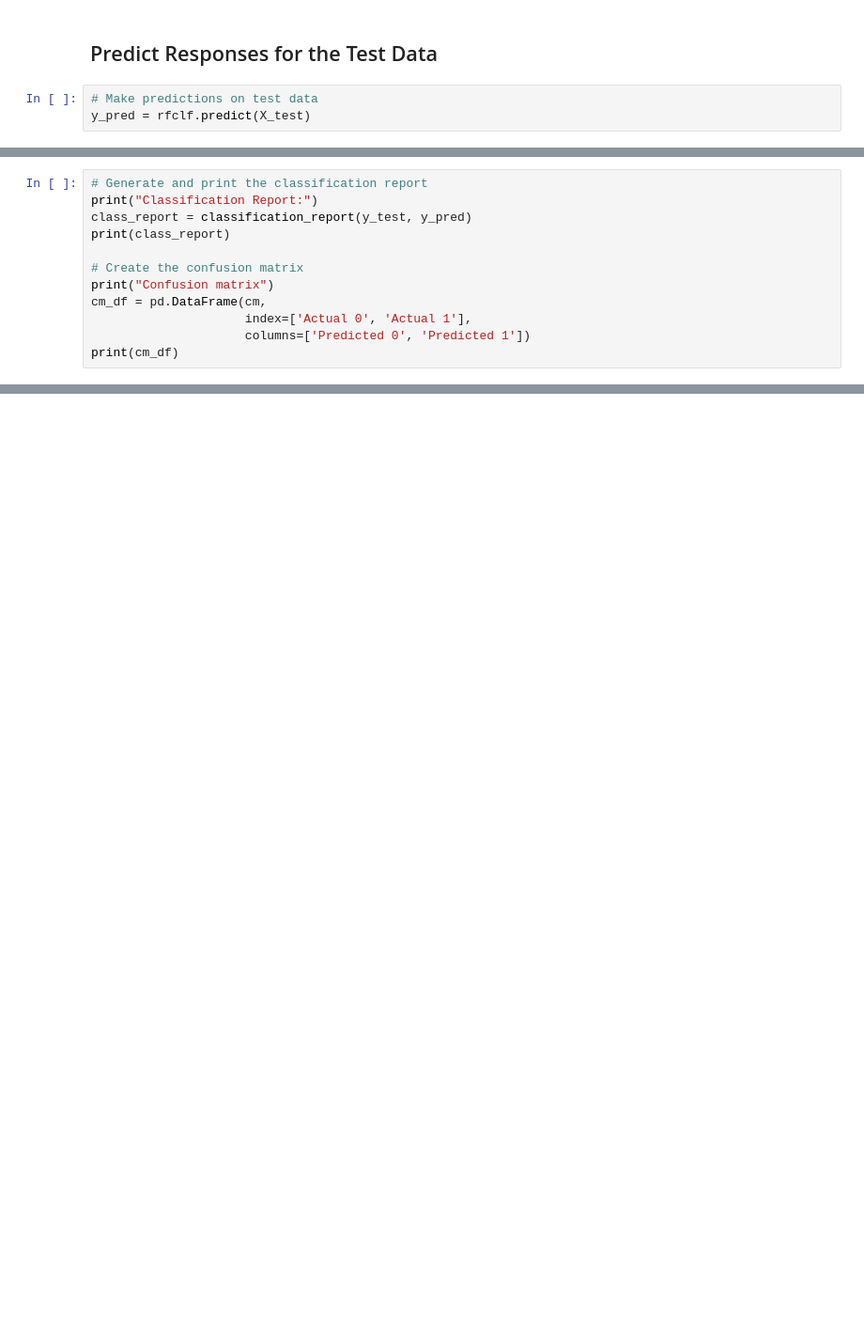
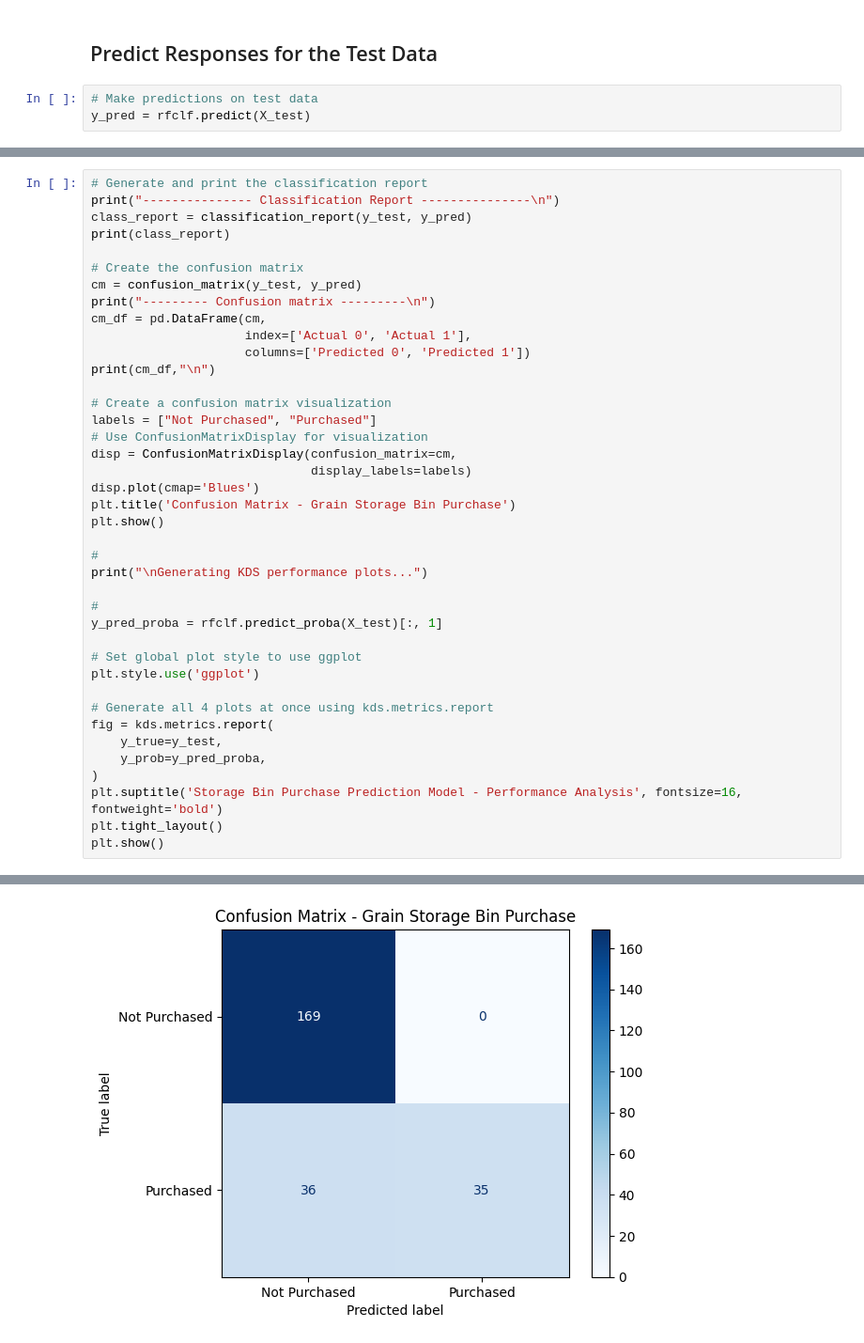
Before and after one commit to noahMacg/BIT446_T8_RandomForest, a Jupyter notebook: T8_RF_grain_storage.ipynb, the cells around one changed output, grey strips where cells are left out. Shown: that part at 94% size. Cells and saved outputs as stored; diff of their text form; blank space fills up the shorter version.

Commit message:
Confusion matrix and KDS visualizations

```diff
--- a/T8_RF_grain_storage.ipynb
+++ b/T8_RF_grain_storage.ipynb
@@ -209,13 +213,41 @@ y_pred = rfclf.predict(X_test)
 # %%
 # Generate and print the classification report
-print("Classification Report:")
+print("--------------- Classification Report ---------------\n")
 class_report = classification_report(y_test, y_pred)
 print(class_report)
 
 # Create the confusion matrix
-print("Confusion matrix")
+cm = confusion_matrix(y_test, y_pred)
+print("--------- Confusion matrix ---------\n")
 cm_df = pd.DataFrame(cm,
                      index=['Actual 0', 'Actual 1'],
                      columns=['Predicted 0', 'Predicted 1'])
-print(cm_df)
+print(cm_df,"\n")
+
+# Create a confusion matrix visualization
+labels = ["Not Purchased", "Purchased"]
+# Use ConfusionMatrixDisplay for visualization
+disp = ConfusionMatrixDisplay(confusion_matrix=cm,
+                              display_labels=labels)
+disp.plot(cmap='Blues')
+plt.title('Confusion Matrix - Grain Storage Bin Purchase')
+plt.show()
+
+#
+print("\nGenerating KDS performance plots...")
+
+#
+y_pred_proba = rfclf.predict_proba(X_test)[:, 1]
+
+# Set global plot style to use ggplot
+plt.style.use('ggplot')
+
+# Generate all 4 plots at once using kds.metrics.report
+fig = kds.metrics.report(
+    y_true=y_test,
+    y_prob=y_pred_proba,
+)
+plt.suptitle('Storage Bin Purchase Prediction Model - Performance Analysis', fontsize=16, fontweight='bold')
+plt.tight_layout()
+plt.show()
 # %% [output]
@@ -233,3 +267,4 @@ Confusion matrix
           Predicted 0  Predicted 1
 Actual 0          169            0
 Actual 1           36           35
+[figure, added]
```
Also changed, not shown: parts of 7 cells of this notebook.
